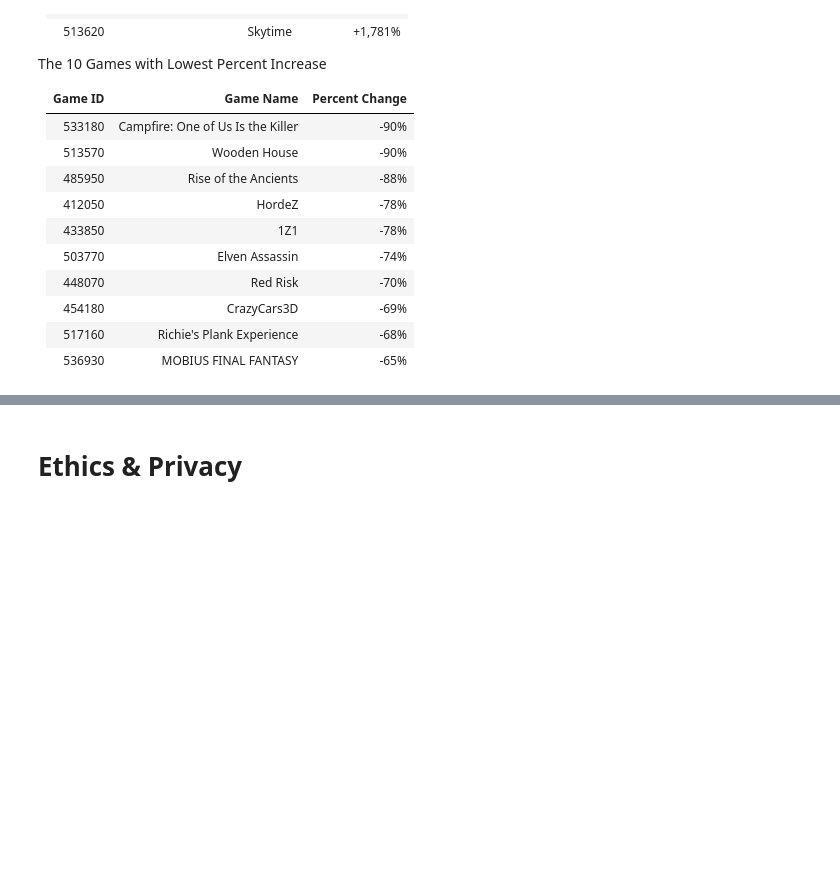
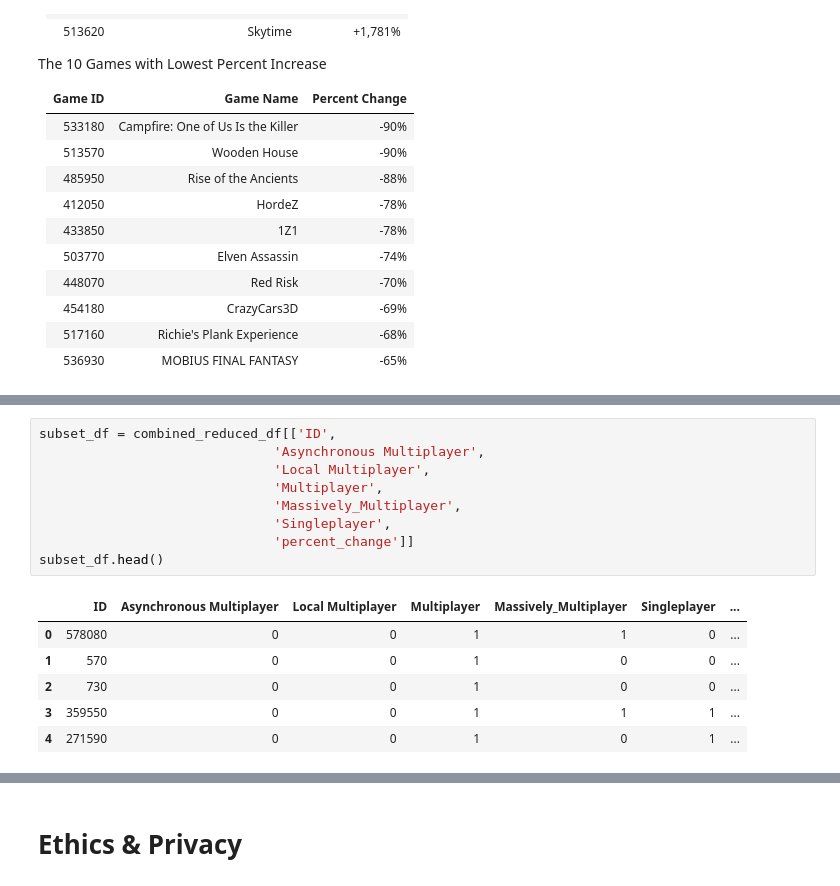
Before and after one commit to tnn050/Social-Gaming-During-COVID-19, a Jupyter notebook: FinalProject_group044.ipynb, the cells around one changed output, grey strips where cells are left out. Drawn from its saved outputs; the diff is of its cells as text; blank space fills up the shorter version.

```diff
--- a/FinalProject_group044.ipynb
+++ b/FinalProject_group044.ipynb
@@ -812,0 +821,16 @@ Now that we having the percent change for each game from before and after the pa
+# %%
+subset_df = combined_reduced_df[['ID',
+                              'Asynchronous Multiplayer',
+                              'Local Multiplayer',
+                              'Multiplayer',
+                              'Massively_Multiplayer',
+                              'Singleplayer',
+                              'percent_change']]
+subset_df.head()
+# %% [output]
+|  | ID | Asynchronous Multiplayer | Local Multiplayer | Multiplayer | Massively_Multiplayer | Singleplayer | ... |
+| 0 | 578080 | 0 | 0 | 1 | 1 | 0 | ... |
+| 1 | 570 | 0 | 0 | 1 | 0 | 0 | ... |
+| 2 | 730 | 0 | 0 | 1 | 0 | 0 | ... |
+| 3 | 359550 | 0 | 0 | 1 | 1 | 1 | ... |
+| 4 | 271590 | 0 | 0 | 1 | 0 | 1 | ... |
```
Also changed, not shown: parts of 10 cells of this notebook.
